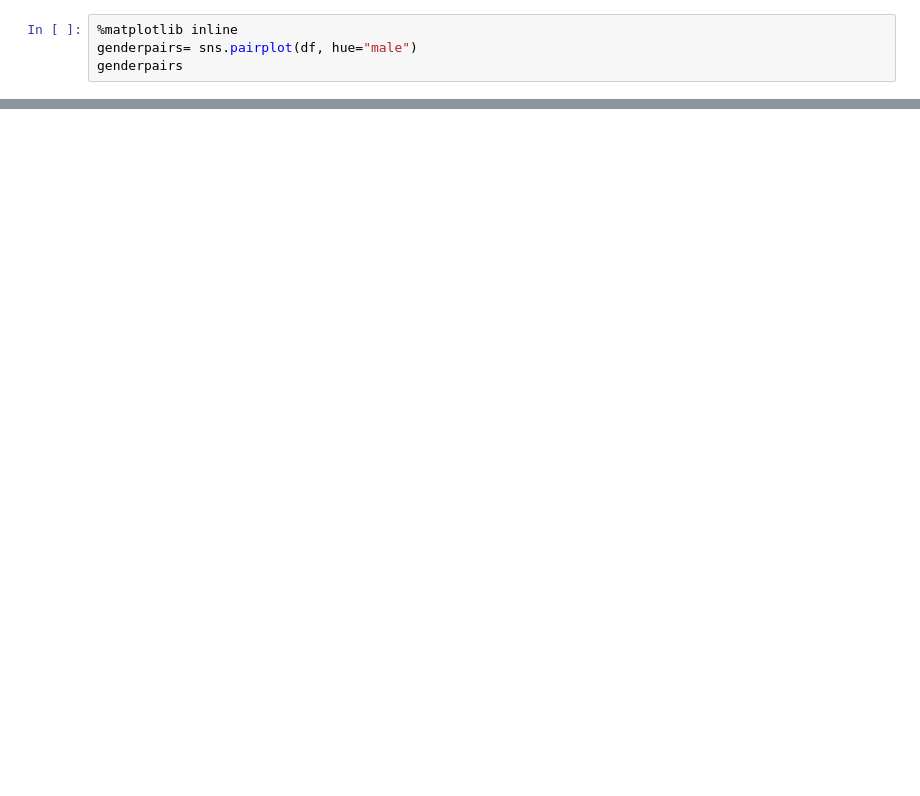
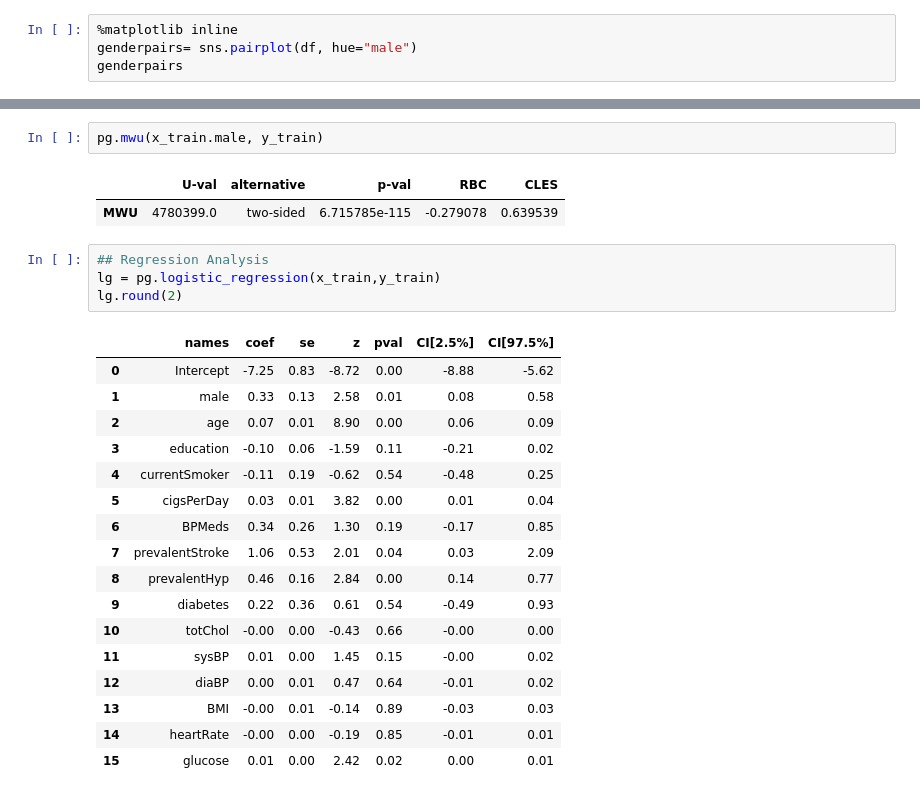
Before and after one commit to meRveet/pythonprojects, a Jupyter notebook: Heart Study (Cohort)/heartnotebook.ipynb, the cells around one changed output, grey strips where cells are left out. Drawn from its saved outputs; the diff is of its cells as text; blank space fills up the shorter version.

```diff
--- a/Heart Study (Cohort)/heartnotebook.ipynb
+++ b/Heart Study (Cohort)/heartnotebook.ipynb
@@ -133,0 +207,27 @@ df[df.BMI.isnull()]
+# %%
+pg.mwu(x_train.male, y_train)
+# %% [output]
+|  | U-val | alternative | p-val | RBC | CLES |
+| MWU | 4780399.0 | two-sided | 6.715785e-115 | -0.279078 | 0.639539 |
+# %%
+## Regression Analysis
+lg = pg.logistic_regression(x_train,y_train)
+lg.round(2)
+# %% [output]
+|  | names | coef | se | z | pval | CI[2.5%] | CI[97.5%] |
+| 0 | Intercept | -7.25 | 0.83 | -8.72 | 0.00 | -8.88 | -5.62 |
+| 1 | male | 0.33 | 0.13 | 2.58 | 0.01 | 0.08 | 0.58 |
+| 2 | age | 0.07 | 0.01 | 8.90 | 0.00 | 0.06 | 0.09 |
+| 3 | education | -0.10 | 0.06 | -1.59 | 0.11 | -0.21 | 0.02 |
+| 4 | currentSmoker | -0.11 | 0.19 | -0.62 | 0.54 | -0.48 | 0.25 |
+| 5 | cigsPerDay | 0.03 | 0.01 | 3.82 | 0.00 | 0.01 | 0.04 |
+| 6 | BPMeds | 0.34 | 0.26 | 1.30 | 0.19 | -0.17 | 0.85 |
+| 7 | prevalentStroke | 1.06 | 0.53 | 2.01 | 0.04 | 0.03 | 2.09 |
+| 8 | prevalentHyp | 0.46 | 0.16 | 2.84 | 0.00 | 0.14 | 0.77 |
+| 9 | diabetes | 0.22 | 0.36 | 0.61 | 0.54 | -0.49 | 0.93 |
+| 10 | totChol | -0.00 | 0.00 | -0.43 | 0.66 | -0.00 | 0.00 |
+| 11 | sysBP | 0.01 | 0.00 | 1.45 | 0.15 | -0.00 | 0.02 |
+| 12 | diaBP | 0.00 | 0.01 | 0.47 | 0.64 | -0.01 | 0.02 |
+| 13 | BMI | -0.00 | 0.01 | -0.14 | 0.89 | -0.03 | 0.03 |
+| 14 | heartRate | -0.00 | 0.00 | -0.19 | 0.85 | -0.01 | 0.01 |
+| 15 | glucose | 0.01 | 0.00 | 2.42 | 0.02 | 0.00 | 0.01 |
```
Also changed, not shown: parts of 21 cells of this notebook.
